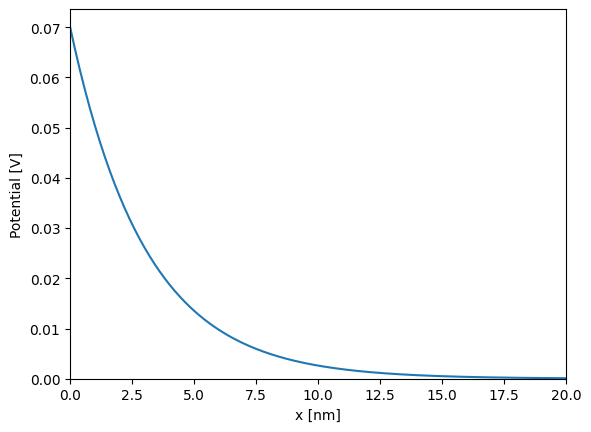
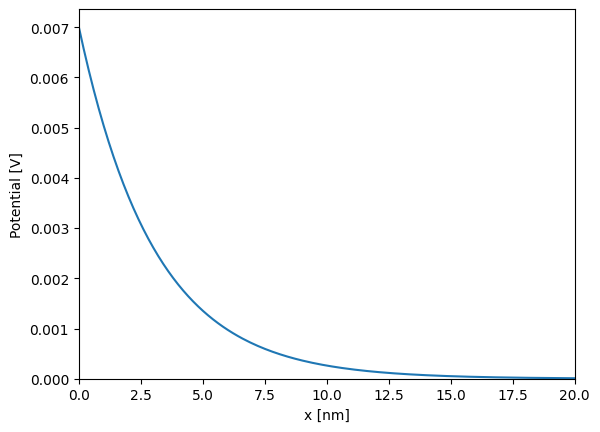
Unified diff of the notebook cell whose output changed from the first chart to the second:
--- before
+++ after
@@ -2,5 +2,5 @@
 
 # potential in V
-ax.plot(x.to("nm"), linear_pb.phi.to("V"))
+ax.plot(x.to("nm"), linear_pb.edl_status.phi.to("V"))
 
 ax.set_xlim(0, 20)

Commit: update pb implementation for benchmarking